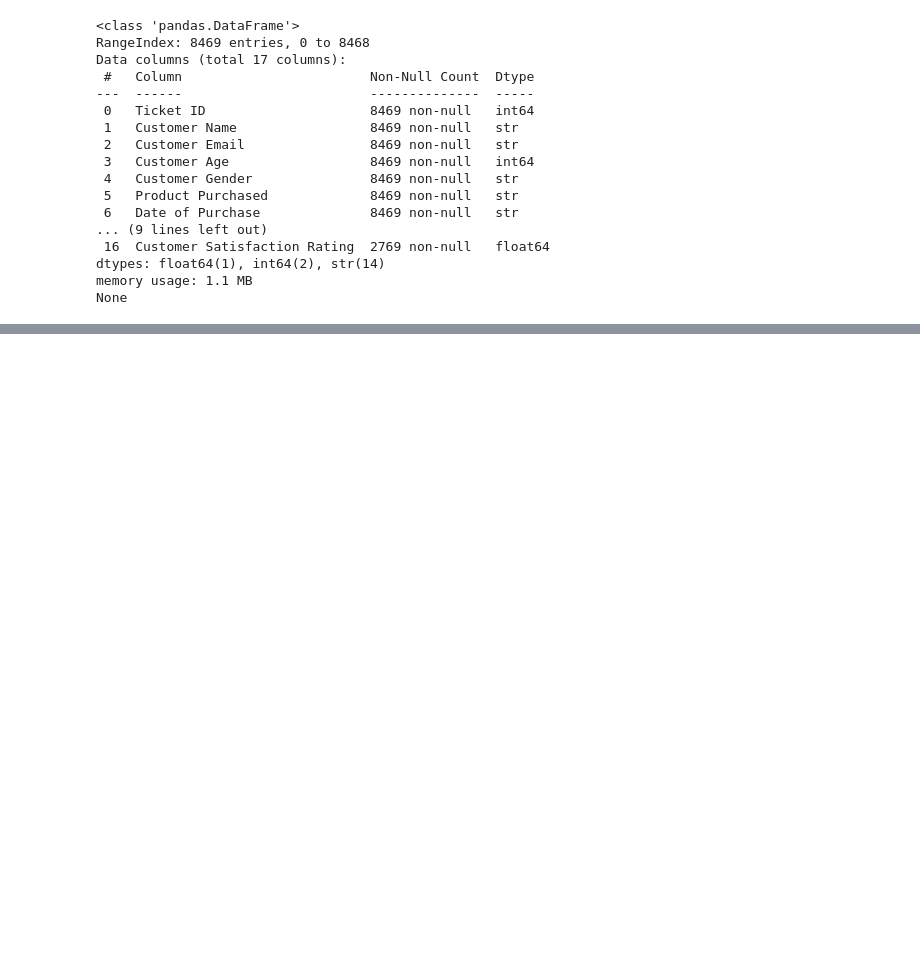
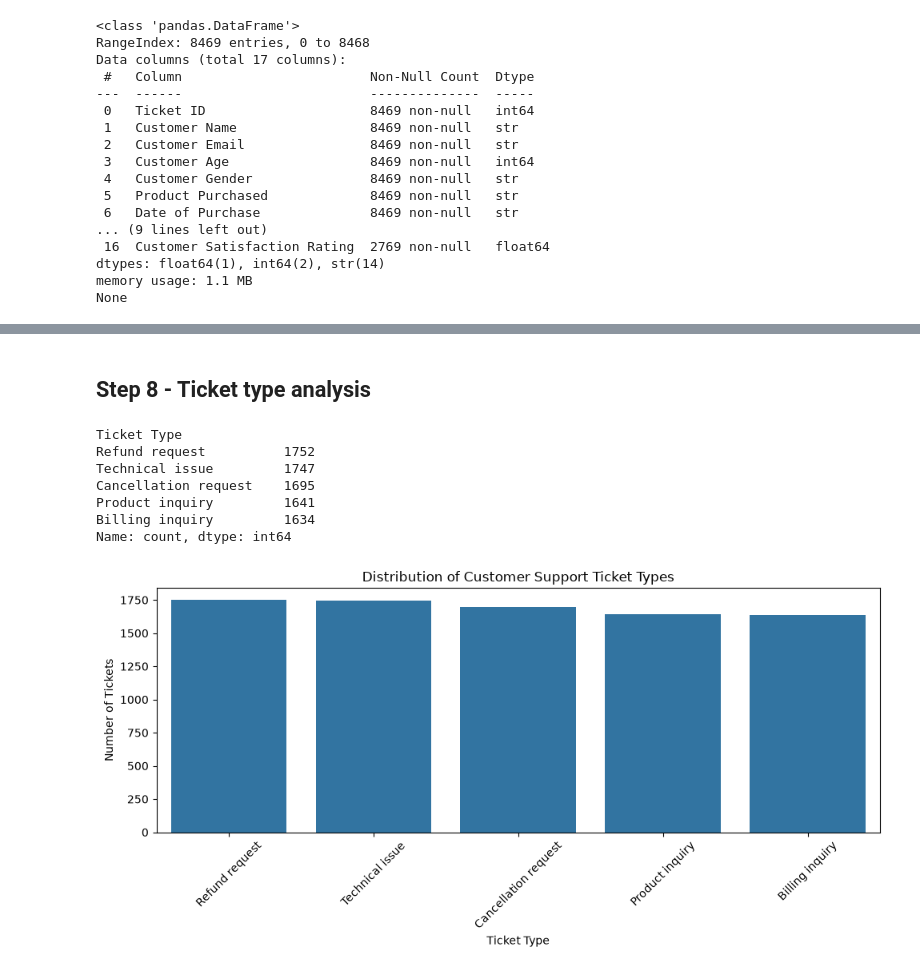
Before and after one commit to SaiSuryaHemanth2007/customer-escalation-risk-analysis, a Jupyter notebook: notebooks/01_data_understanding.ipynb, the cells around one changed output, grey strips where cells are left out. Drawn from its saved outputs; the diff is of its cells as text; code cells hidden in the pictures; blank space fills up the shorter version.

Commit message:
Complete initial data understanding analysis

```diff
--- a/notebooks/01_data_understanding.ipynb
+++ b/notebooks/01_data_understanding.ipynb
@@ -62,0 +177,31 @@ None
+# %% [markdown]
+## Step 8 - Ticket type analysis
+# %%
+# Analyse ticket types
+
+ticket_type_counts = df["Ticket Type"].value_counts()
+
+print(ticket_type_counts)
+
+plt.figure(figsize=(10, 5))
+
+sns.barplot(
+    x=ticket_type_counts.index,
+    y=ticket_type_counts.values
+)
+
+plt.title("Distribution of Customer Support Ticket Types")
+plt.xlabel("Ticket Type")
+plt.ylabel("Number of Tickets")
+plt.xticks(rotation=45)
+plt.tight_layout()
+plt.show()
+# %% [output]
+Ticket Type
+Refund request          1752
+Technical issue         1747
+Cancellation request    1695
+Product inquiry         1641
+Billing inquiry         1634
+Name: count, dtype: int64
+[figure, added]
```
Also changed, not shown: parts of 23 cells of this notebook.
